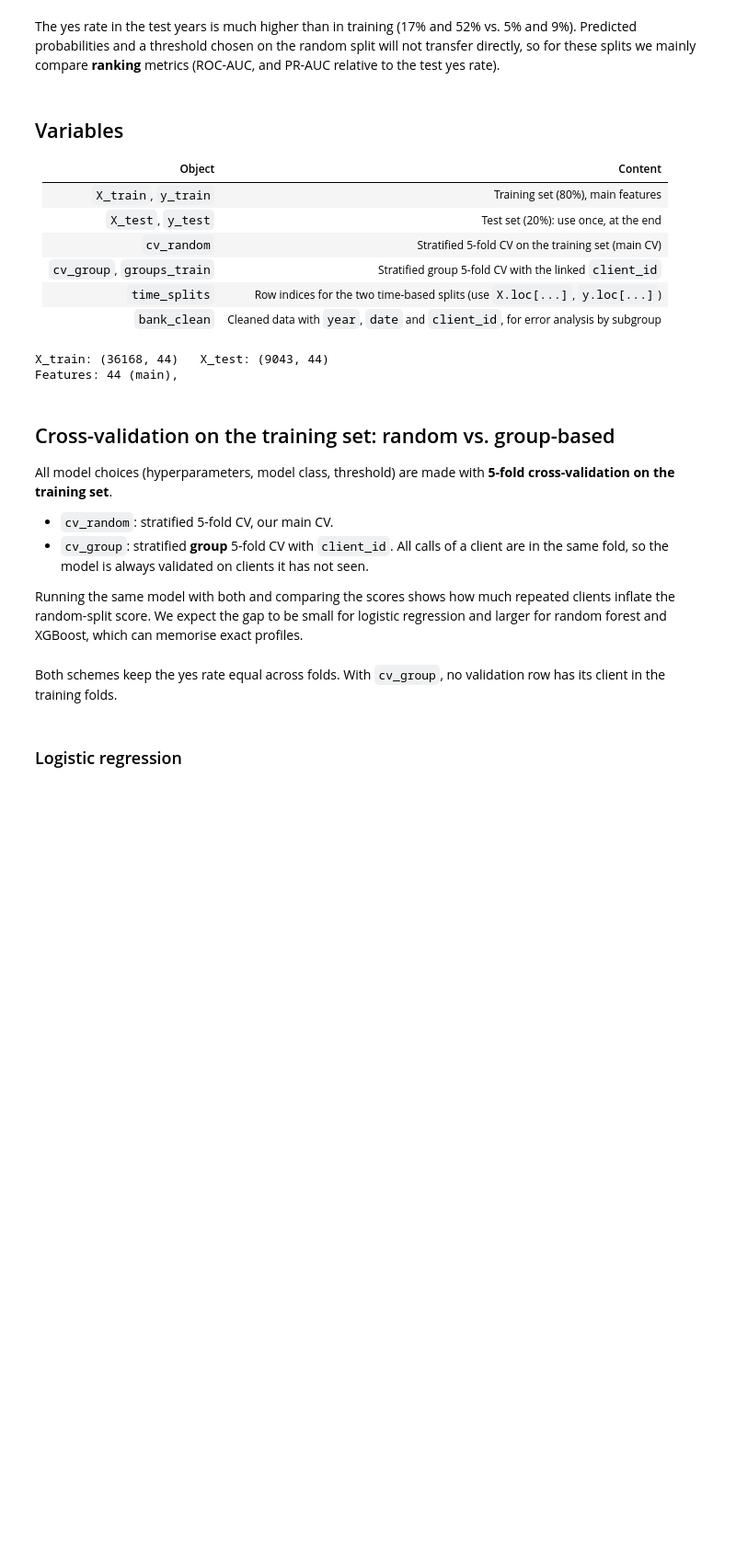
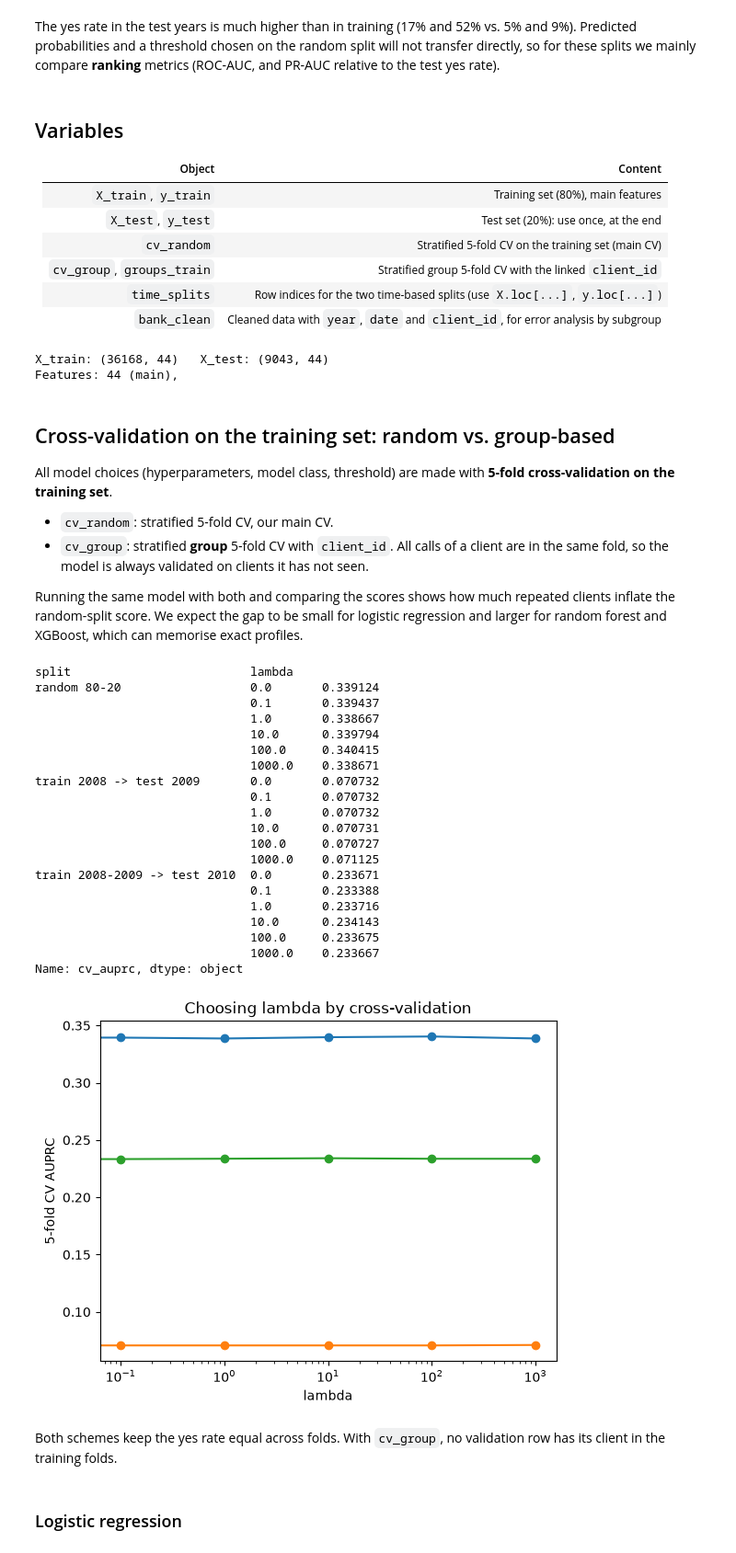
Before and after one commit to abigmugofcoffee/ml_hw, a Jupyter notebook: bank_marketing_project.ipynb, the cells around one changed output. Shown at 92% size. Saved outputs shown, nothing was run; the diff lists cells and outputs as text; code cells hidden in the pictures; blank space fills up the shorter version.

Commit message:
Build Logistic Regression

```diff
--- a/bank_marketing_project.ipynb
+++ b/bank_marketing_project.ipynb
@@ -196,7 +196,7 @@ We use the same idea the other way round. For every row with `pdays` ≠ -1, the
 # %%
 link_cols = ["job", "marital", "education", "default", "balance"]
 
-later = bank_clean.loc[bank["pdays"] != -1, ["row_id", "date", "pdays", "age"] + link_cols].copy()
+later = bank.loc[bank["pdays"] != -1, ["row_id", "date", "pdays", "age"] + link_cols].copy()
 later["earlier_date"] = later["date"] - pd.to_timedelta(later["pdays"], unit="D")
 
 earlier = bank[["row_id", "date", "age"] + link_cols].rename(
@@ -381,12 +384,10 @@ These splits use all rows, so the test years contain rows of the main test set.
 
 Repeat clients are not a problem here: a client called in 2008 and again in 2009 is exactly the situation the bank faces, and their history is in `poutcome` and `pdays`.
 # %%
-X2_train = bank_clean.index[bank_clean["year"] == 2008]
-X3_train = bank_clean.index[bank_clean["year"] <= 2009]
-
-X2_test = bank_clean.index[bank_clean["year"] == 2009]
-X3_test = bank_clean.index[bank_clean["year"] == 2010]
-
+time_splits = {
+    "train 2008 -> test 2009":      (bank_clean.index[bank_clean["year"] == 2008], bank_clean.index[bank_clean["year"] == 2009]),
+    "train 2008-2009 -> test 2010": (bank_clean.index[bank_clean["year"] <= 2009], bank_clean.index[bank_clean["year"] == 2010]),
+}
 
 time_table = []
 for name, (tr, te) in time_splits.items():
@@ -430,29 +433,64 @@ Running the same model with both and comparing the scores shows how much repeate
 # %%
 lambdas = [0, 0.1, 1, 10, 100, 1000]
 scores = pd.DataFrame(columns=["split", "lambda", "cv_auprc"])
 
+cv = StratifiedKFold(n_splits=5, shuffle=True, random_state=4)
+
 for lam in lambdas:
+    #for testing for lambda = 0, C is set to a very large value to approximate no regularization
+    C = 1e10 if lam == 0 else 1/lam
     # lasso logistic regression with penalty strength lam
-    model = LogisticRegression(C=1/lam, l1_ratio=1, solver="liblinear", max_iter=5000)
+    model = LogisticRegression(C=C, solver="liblinear", max_iter=5000)
 
     # 5-fold cross-validated AUPRC of this model on the STANDARDIZED training data
-    scores_random = cross_val_score(model, X_train, y_train, cv=5, scoring="average_precision")
-    scores_2 = cross_val_score(model, X2_train, X2_test, cv=5, scoring="average_precision")
-    scores_3 = cross_val_score(model, X3_train, X3_test, cv=5, scoring="average_precision")
+    scores_random = cross_val_score(model, X_train, y_train, cv=cv, scoring="average_precision")
+    scores_2 = cross_val_score(model,
+                               X.loc[time_splits["train 2008 -> test 2009"][0]],
+                               y.loc[time_splits["train 2008 -> test 2009"][0]],
+                               cv=cv, scoring="average_precision")
+    scores_3 = cross_val_score(model,
+                               X.loc[time_splits["train 2008-2009 -> test 2010"][0]],
+                               y.loc[time_splits["train 2008-2009 -> test 2010"][0]],
+                               cv=cv, scoring="average_precision")
 
     # store the average AUPRC over the 5 folds
-    scores = pd.DataFrame({"split": "random 80-20", "lambda": lam, "cv_auprc": scores_random})
+    scores = pd.concat([scores, pd.DataFrame({"split": "random 80-20", "lambda": lam, "cv_auprc": scores_random})])
     scores = pd.concat([scores, pd.DataFrame({"split": "train 2008 -> test 2009", "lambda": lam, "cv_auprc": scores_2})])
     scores = pd.concat([scores, pd.DataFrame({"split": "train 2008-2009 -> test 2010", "lambda": lam, "cv_auprc": scores_3})])
     #print("lambda =", lam, "  CV AUPRC =", round(scores["cv_auprc"].mean(), 4))
 
-print(scores)
-plt.plot(lambdas, cv_auprc, marker="o")
+
+cv_auprc = scores.groupby(["split", "lambda"])["cv_auprc"].mean()
+print(cv_auprc)
+for split in cv_auprc.index.get_level_values(0).unique():
+    plt.plot(lambdas, cv_auprc.loc[split], marker="o", label=split)
 plt.xscale("log")
 plt.xlabel("lambda")
 plt.ylabel("5-fold CV AUPRC")
 plt.title("Choosing lambda by cross-validation")
 plt.show()
+# %% [output]
+split                         lambda
+random 80-20                  0.0       0.339124
+                              0.1       0.339437
+                              1.0       0.338667
+                              10.0      0.339794
+                              100.0     0.340415
+                              1000.0    0.338671
+train 2008 -> test 2009       0.0       0.070732
+                              0.1       0.070732
+                              1.0       0.070732
+                              10.0      0.070731
+                              100.0     0.070727
+                              1000.0    0.071125
+train 2008-2009 -> test 2010  0.0       0.233671
+                              0.1       0.233388
+                              1.0       0.233716
+                              10.0      0.234143
+                              100.0     0.233675
+                              1000.0    0.233667
+Name: cv_auprc, dtype: object
+[figure, added]
 # %% [markdown]
 Both schemes keep the yes rate equal across folds. With `cv_group`, no validation row has its client in the training folds.
 # %% [markdown]
```
Also changed, not shown: parts of 4 cells of this notebook.
